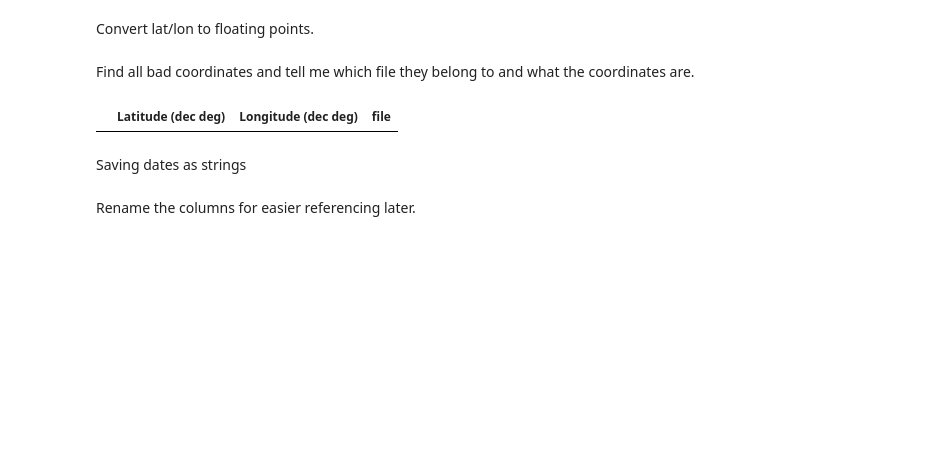
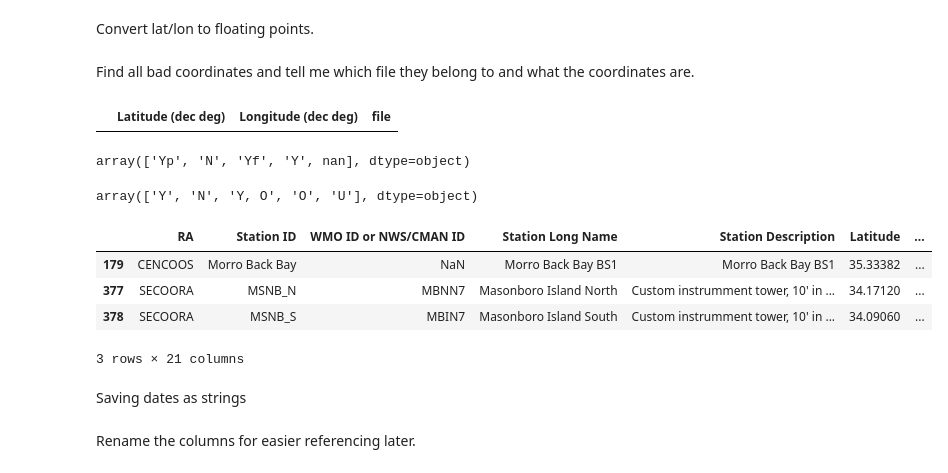
Before and after one commit to ioos/ioos-asset-inventory, a Jupyter notebook: inventory_creation.ipynb, the cells around one changed output. Cells and saved outputs as stored; diff of their text form; code cells hidden in the pictures; blank space fills up the shorter version.

```diff
--- a/inventory_creation.ipynb
+++ b/inventory_creation.ipynb
@@ -121,6 +121,22 @@ Find all bad coordinates and tell me which file they belong to and what the coor
 df_all.loc[(df_all['Longitude (dec deg)']<-180) | (df_all['Longitude (dec deg)'] > 180) | (df_all['Latitude (dec deg)'] > 90) | (df_all['Latitude (dec deg)'] < -90), ['Latitude (dec deg)','Longitude (dec deg)','file']]
 # %% [output]
 |  | Latitude (dec deg) | Longitude (dec deg) | file |
+# %%
+df_all['RA Funding Involvement (Yf, Yp, N)'].unique()
+# %% [output]
+array(['Yp', 'N', 'Yf', 'Y', nan], dtype=object)
+# %%
+df_all['Currently Operational? (Y, N, O, U)'].unique()
+# %% [output]
+array(['Y', 'N', 'Y, O', 'O', 'U'], dtype=object)
+# %%
+df_all.loc[df_all['RA Funding Involvement (Yf, Yp, N)'].isna()]
+# %% [output]
+|  | RA | Station ID | WMO ID or NWS/CMAN ID | Station Long Name | Station Description | Latitude | ... |
+| 179 | CENCOOS | Morro Back Bay | NaN | Morro Back Bay BS1 | Morro Back Bay BS1 | 35.33382 | ... |
+| 377 | SECOORA | MSNB_N | MBNN7 | Masonboro Island North | Custom instrumment tower, 10' in ... | 34.17120 | ... |
+| 378 | SECOORA | MSNB_S | MBIN7 | Masonboro Island South | Custom instrumment tower, 10' in ... | 34.09060 | ... |
+3 rows × 21 columns
 # %% [markdown]
 Saving dates as strings
 # %%
```
Also changed, not shown: parts of 4 cells of this notebook, 11 other files.
